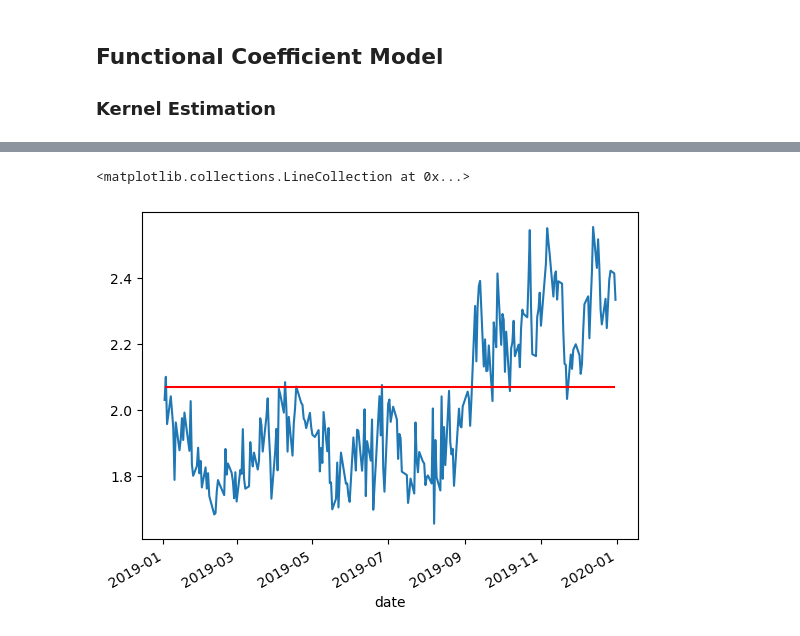
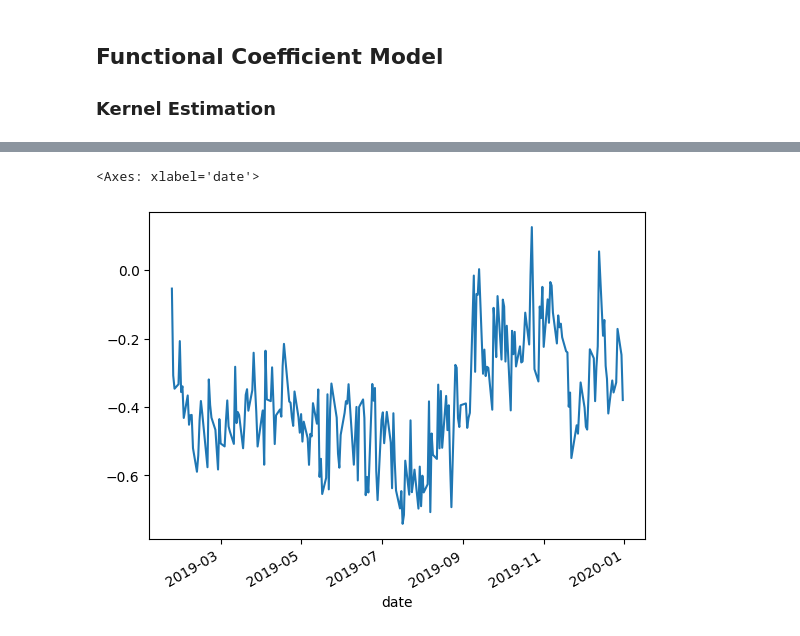
Before and after one commit to leeway00/non-linear-cointegration, a Jupyter notebook: FuncCoint.ipynb, the cells around one changed output, grey strips where cells are left out. Saved outputs shown, nothing was run; the diff lists cells and outputs as text; code cells hidden in the pictures.

```diff
--- a/FuncCoint.ipynb
+++ b/FuncCoint.ipynb
@@ -187 +105,9 @@ def coint_test(x_train, y_train, z_train):
+# %%
+y = 2019
+pair = ['VV', 'SPY']
+price_in, price_out, ret_in, ret_out = get_pair_data(y, data, pair)
+
+x_train, y_train = price_in[pair[0]], price_in[pair[1]]
+x_test, y_test = price_out[pair[0]], price_out[pair[1]]
+z_train, z_test = covariate.loc[price_in.index], covariate.loc[price_out.index]
 # %%
@@ -231,2 +157,8 @@ pd.Series(beta).plot()
 # %%
-hedge_ratio = pd.DataFrame(np.array([-beta, np.ones(len(beta))]).T[jump:], index = price_out.index)
+jump = 14
+beta = kernel_regresssion(z_test.vix_diff.shift(jump), x_train, y_train, z_train.vix_diff)
+hedge_ratio = pd.DataFrame(np.array([-beta, np.ones(len(beta))]).T[jump:], index = x_test.index[jump:], columns = ['x', 'y'])
+(price_out.iloc[jump:] * hedge_ratio.values).sum(axis=1).plot()
+# %% [output]
+<Axes: xlabel='date'>
+[figure, added]
@@ -235,6 +164,0 @@ beta_old = price_in.cov().iloc[0,1]/price_in.var().iloc[0]
-# %%
-(price_out @ [-beta_old, 1]).plot()
-plt.hlines((price_in @ [-beta_old, 1]).mean(), price_out.index[0], price_out.index[-1], color='r')
-# %% [output]
-<matplotlib.collections.LineCollection at 0x...>
-[figure, removed]
```
Also changed, not shown: parts of 38 cells of this notebook, 2 other files.
